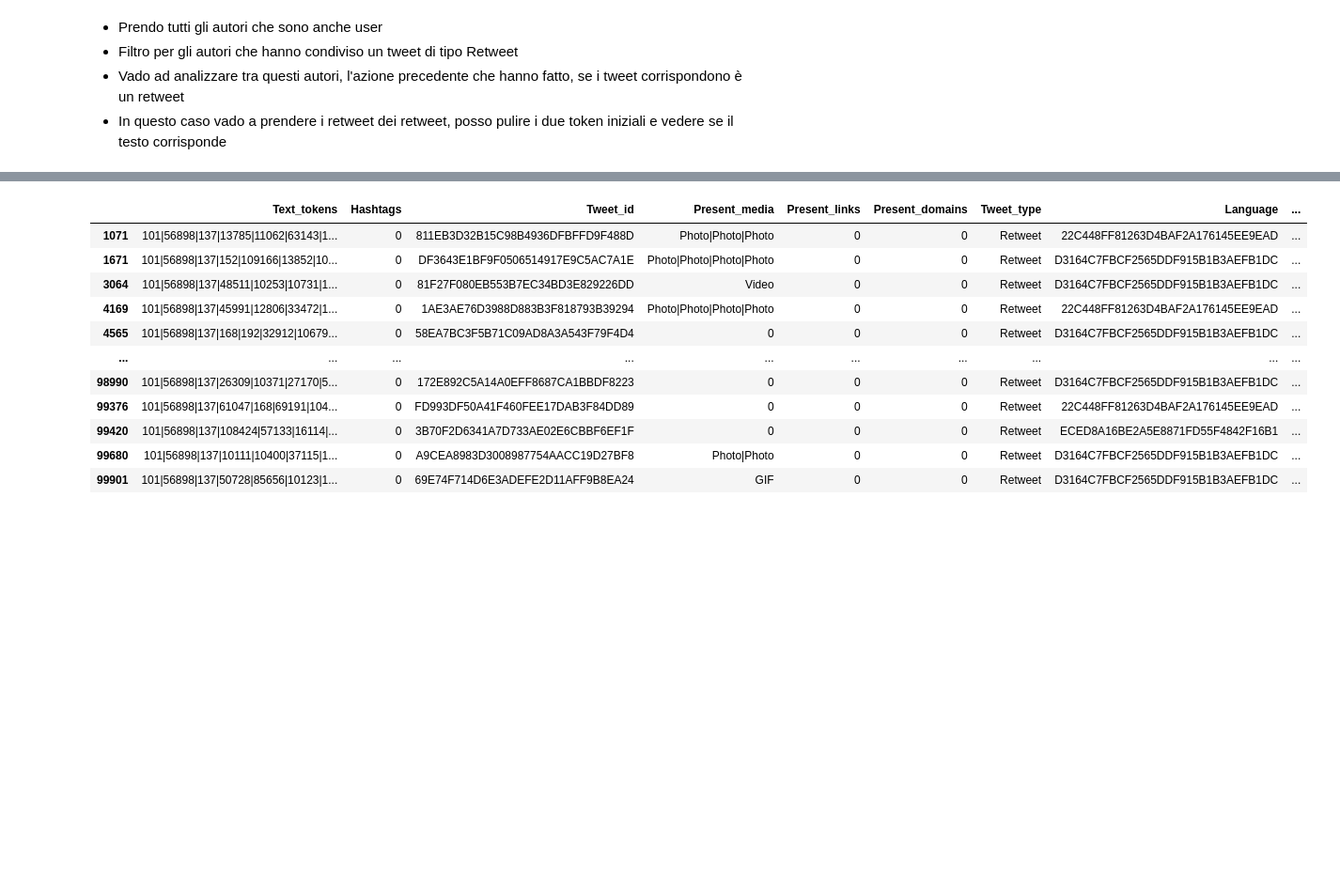
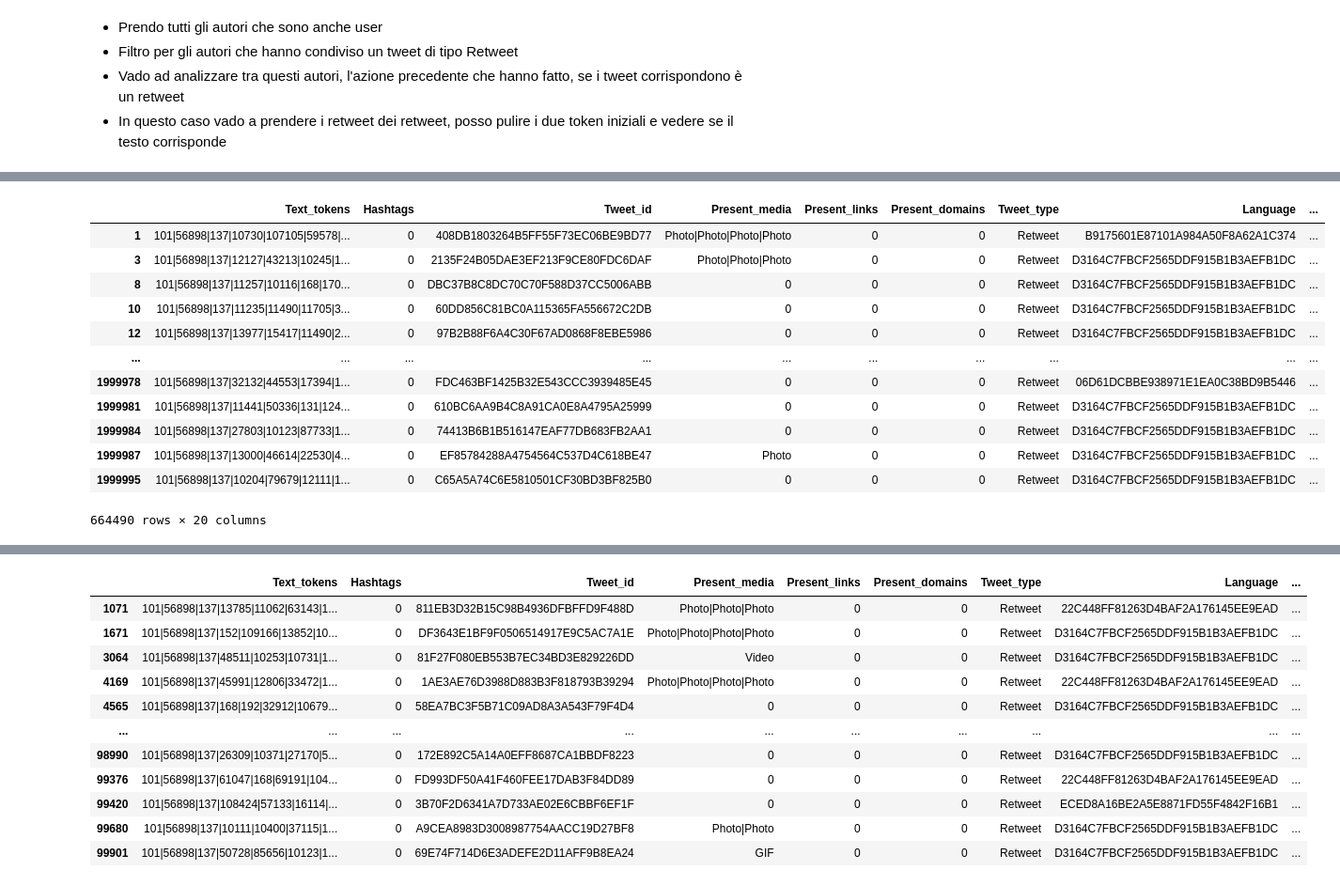
Before and after one commit to andreafiandro/recsys2020, a Jupyter notebook: Notebook/Analisi Validation.ipynb, the cells around one changed output, grey strips where cells are left out. Shown: that part at 94% size. Cells and saved outputs as stored; diff of their text form; code cells hidden in the pictures; blank space fills up the shorter version.

```diff
--- a/Notebook/Analisi Validation.ipynb
+++ b/Notebook/Analisi Validation.ipynb
@@ -232,0 +239,16 @@ df_val.head()
+# %%
+df_val[df_val['Tweet_type'] == 'Retweet']
+# %% [output]
+|  | Text_tokens | Hashtags | Tweet_id | Present_media | Present_links | Present_domains | Tweet_type | Language | ... |
+| 1 | 101|56898|137|10730|107105|59578|... | 0 | 408DB1803264B5FF55F73EC06BE9BD77 | Photo|Photo|Photo|Photo | 0 | 0 | Retweet | B9175601E87101A984A50F8A62A1C374 | ... |
+| 3 | 101|56898|137|12127|43213|10245|1... | 0 | 2135F24B05DAE3EF213F9CE80FDC6DAF | Photo|Photo|Photo | 0 | 0 | Retweet | D3164C7FBCF2565DDF915B1B3AEFB1DC | ... |
+| 8 | 101|56898|137|11257|10116|168|170... | 0 | DBC37B8C8DC70C70F588D37CC5006ABB | 0 | 0 | 0 | Retweet | D3164C7FBCF2565DDF915B1B3AEFB1DC | ... |
+| 10 | 101|56898|137|11235|11490|11705|3... | 0 | 60DD856C81BC0A115365FA556672C2DB | 0 | 0 | 0 | Retweet | D3164C7FBCF2565DDF915B1B3AEFB1DC | ... |
+| 12 | 101|56898|137|13977|15417|11490|2... | 0 | 97B2B88F6A4C30F67AD0868F8EBE5986 | 0 | 0 | 0 | Retweet | D3164C7FBCF2565DDF915B1B3AEFB1DC | ... |
+| ... | ... | ... | ... | ... | ... | ... | ... | ... | ... |
+| 1999978 | 101|56898|137|32132|44553|17394|1... | 0 | FDC463BF1425B32E543CCC3939485E45 | 0 | 0 | 0 | Retweet | 06D61DCBBE938971E1EA0C38BD9B5446 | ... |
+| 1999981 | 101|56898|137|11441|50336|131|124... | 0 | 610BC6AA9B4C8A91CA0E8A4795A25999 | 0 | 0 | 0 | Retweet | D3164C7FBCF2565DDF915B1B3AEFB1DC | ... |
+| 1999984 | 101|56898|137|27803|10123|87733|1... | 0 | 74413B6B1B516147EAF77DB683FB2AA1 | 0 | 0 | 0 | Retweet | D3164C7FBCF2565DDF915B1B3AEFB1DC | ... |
+| 1999987 | 101|56898|137|13000|46614|22530|4... | 0 | EF85784288A4754564C537D4C618BE47 | Photo | 0 | 0 | Retweet | D3164C7FBCF2565DDF915B1B3AEFB1DC | ... |
+| 1999995 | 101|56898|137|10204|79679|12111|1... | 0 | C65A5A74C6E5810501CF30BD3BF825B0 | 0 | 0 | 0 | Retweet | D3164C7FBCF2565DDF915B1B3AEFB1DC | ... |
+664490 rows × 20 columns
```
Also changed, not shown: parts of 4 cells of this notebook, 1 other file.
